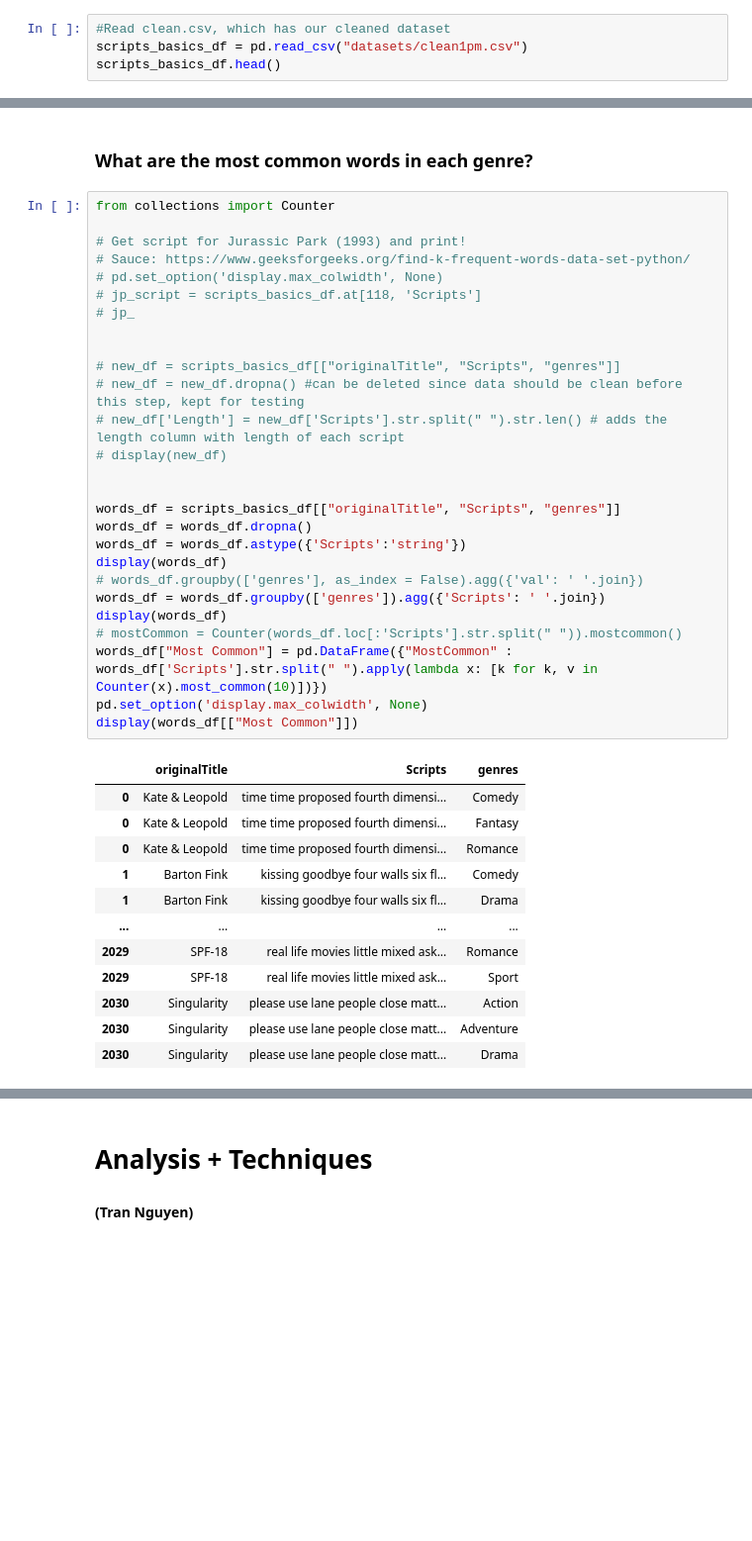
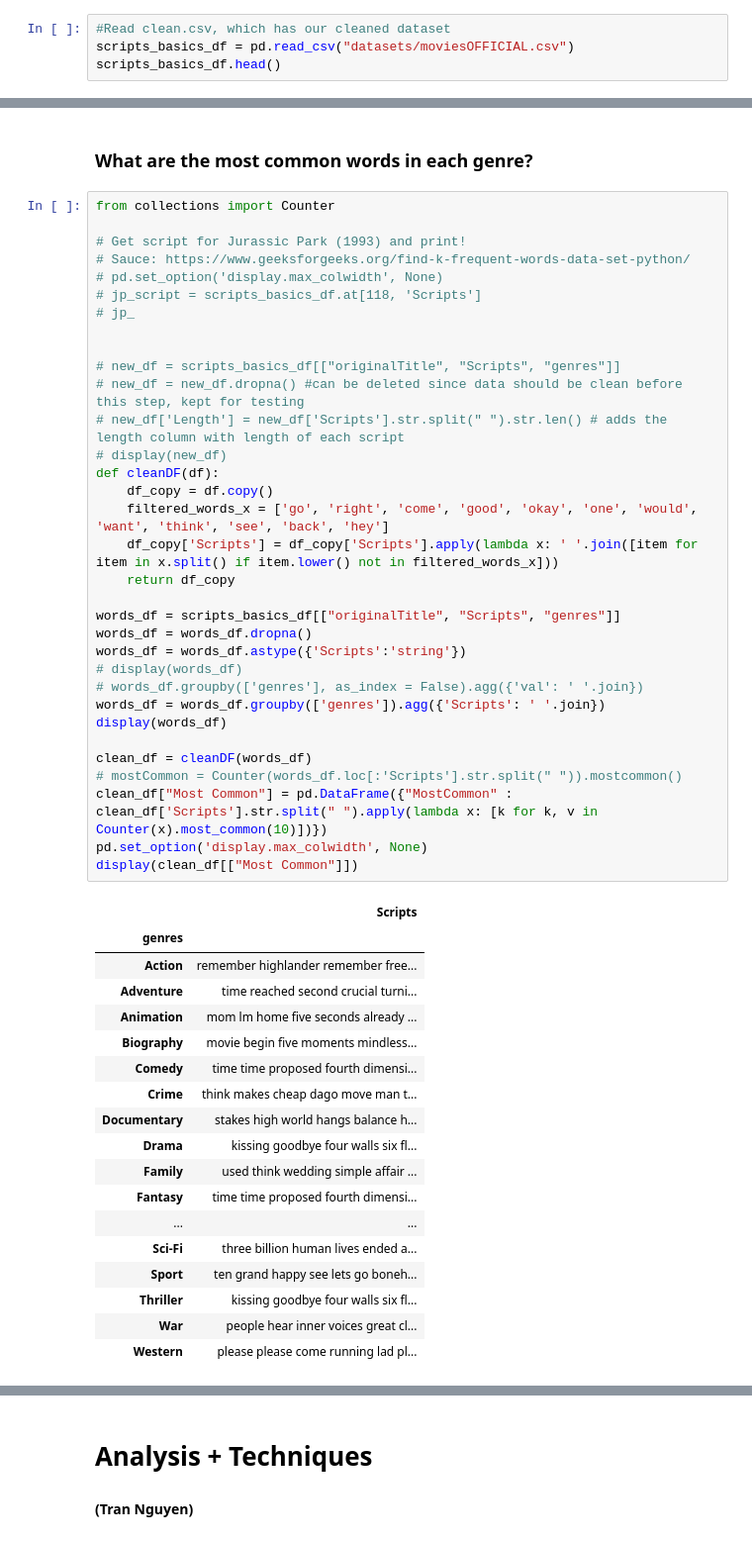
Before and after one commit to kotooriiii/CS105-Project, a Jupyter notebook: ProjectMain.ipynb, the cells around one changed output, grey strips where cells are left out. Shown at 99% size. Drawn from its saved outputs; the diff is of its cells as text; blank space fills up the shorter version.

Commit message:
added function that removes common words among genres

```diff
--- a/ProjectMain.ipynb
+++ b/ProjectMain.ipynb
@@ -95,6 +95,6 @@ We also noticed that some movies had more than one entry. This was because there
 # scripts_basics_df = removeDuplicates(scripts_basics_df)
 # %%
 #Read clean.csv, which has our cleaned dataset
-scripts_basics_df = pd.read_csv("datasets/clean1pm.csv")
+scripts_basics_df = pd.read_csv("datasets/moviesOFFICIAL.csv")
 scripts_basics_df.head()
 # %% [output]
@@ -217,40 +217,52 @@ plot_df.set_xticklabels(plot_df.get_xticklabels(),rotation=90)
 # %%
 from collections import Counter
 
 # Get script for Jurassic Park (1993) and print!
 # Sauce: https://www.geeksforgeeks.org/find-k-frequent-words-data-set-python/
 # pd.set_option('display.max_colwidth', None)
 # jp_script = scripts_basics_df.at[118, 'Scripts']
 # jp_
 
 
 # new_df = scripts_basics_df[["originalTitle", "Scripts", "genres"]]
 # new_df = new_df.dropna() #can be deleted since data should be clean before this step, kept for testing
 # new_df['Length'] = new_df['Scripts'].str.split(" ").str.len() # adds the length column with length of each script
 # display(new_df)
-
+def cleanDF(df):
+    df_copy = df.copy()
+    filtered_words_x = ['go', 'right', 'come', 'good', 'okay', 'one', 'would', 'want', 'think', 'see', 'back', 'hey']
+    df_copy['Scripts'] = df_copy['Scripts'].apply(lambda x: ' '.join([item for item in x.split() if item.lower() not in filtered_words_x]))
+    return df_copy
 
 words_df = scripts_basics_df[["originalTitle", "Scripts", "genres"]]
 words_df = words_df.dropna()
 words_df = words_df.astype({'Scripts':'string'})
-display(words_df)
+# display(words_df)
 # words_df.groupby(['genres'], as_index = False).agg({'val': ' '.join})
 words_df = words_df.groupby(['genres']).agg({'Scripts': ' '.join})
 display(words_df)
+
+clean_df = cleanDF(words_df)
 # mostCommon = Counter(words_df.loc[:'Scripts'].str.split(" ")).mostcommon()
-words_df["Most Common"] = pd.DataFrame({"MostCommon" : words_df['Scripts'].str.split(" ").apply(lambda x: [k for k, v in Counter(x).most_common(10)])})
+clean_df["Most Common"] = pd.DataFrame({"MostCommon" : clean_df['Scripts'].str.split(" ").apply(lambda x: [k for k, v in Counter(x).most_common(10)])})
 pd.set_option('display.max_colwidth', None)
-display(words_df[["Most Common"]])
+display(clean_df[["Most Common"]])
 # %% [output]
-|  | originalTitle | Scripts | genres |
-| 0 | Kate & Leopold | time time proposed fourth dimensi... | Comedy |
-| 0 | Kate & Leopold | time time proposed fourth dimensi... | Fantasy |
-| 0 | Kate & Leopold | time time proposed fourth dimensi... | Romance |
-| 1 | Barton Fink | kissing goodbye four walls six fl... | Comedy |
-| 1 | Barton Fink | kissing goodbye four walls six fl... | Drama |
-| ... | ... | ... | ... |
-| 2029 | SPF-18 | real life movies little mixed ask... | Romance |
-| 2029 | SPF-18 | real life movies little mixed ask... | Sport |
-| 2030 | Singularity | please use lane people close matt... | Action |
-| 2030 | Singularity | please use lane people close matt... | Adventure |
-| 2030 | Singularity | please use lane people close matt... | Drama |
+|  | Scripts |
+| genres |  |
+| Action | remember highlander remember free... |
+| Adventure | time reached second crucial turni... |
+| Animation | mom lm home five seconds already ... |
+| Biography | movie begin five moments mindless... |
+| Comedy | time time proposed fourth dimensi... |
+| Crime | think makes cheap dago move man t... |
+| Documentary | stakes high world hangs balance h... |
+| Drama | kissing goodbye four walls six fl... |
+| Family | used think wedding simple affair ... |
+| Fantasy | time time proposed fourth dimensi... |
+| ... | ... |
+| Sci-Fi | three billion human lives ended a... |
+| Sport | ten grand happy see lets go boneh... |
+| Thriller | kissing goodbye four walls six fl... |
+| War | people hear inner voices great cl... |
+| Western | please please come running lad pl... |
```
Also changed, not shown: parts of 5 cells of this notebook.
